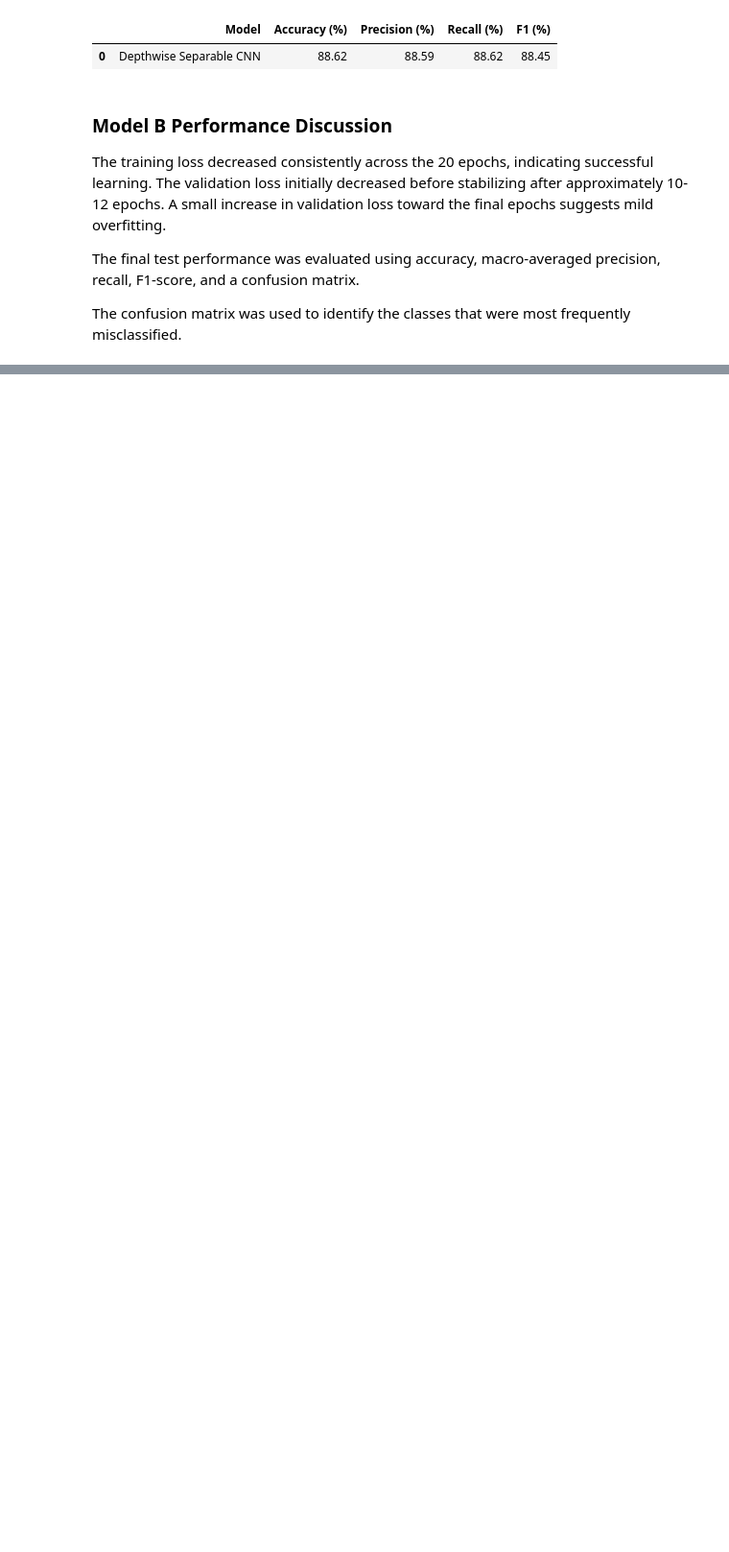
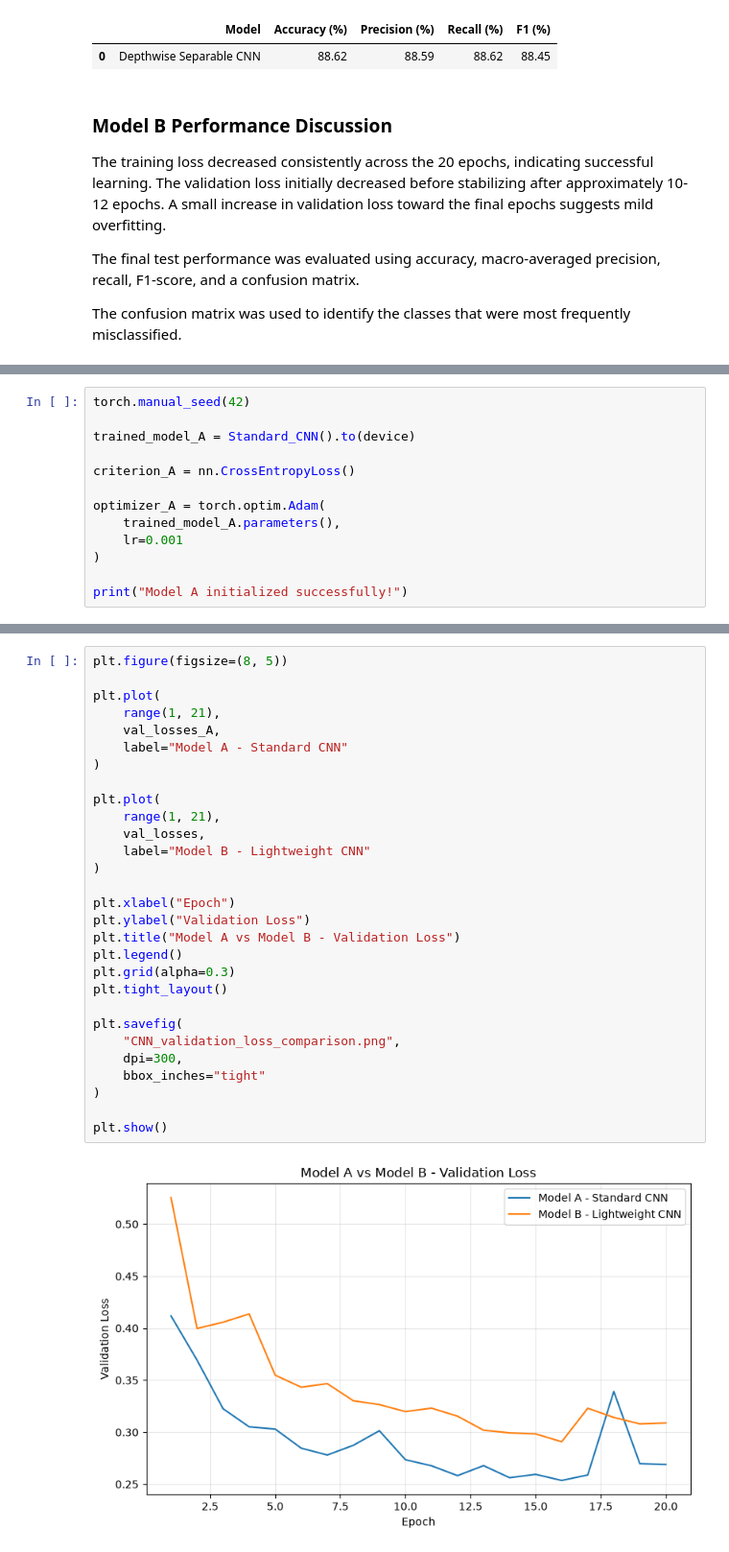
Before and after one commit to chabi1773/EN3150_Assignment_03_Team-FrameX, a Jupyter notebook: CNN_Model_Comparison.ipynb, the cells around one changed output, grey strips where cells are left out. Shown at 96% size. Cells and saved outputs as stored; diff of their text form; blank space fills up the shorter version.

Commit message:
Add Standard CNN evaluation and model comparison

```diff
--- a/CNN_Model_Comparison.ipynb
+++ b/CNN_Model_Comparison.ipynb
@@ -615,0 +625,13 @@ were most frequently misclassified.
+# %%
+torch.manual_seed(42)
+
+trained_model_A = Standard_CNN().to(device)
+
+criterion_A = nn.CrossEntropyLoss()
+
+optimizer_A = torch.optim.Adam(
+    trained_model_A.parameters(),
+    lr=0.001
+)
+
+print("Model A initialized successfully!")
@@ -615,0 +835,31 @@ were most frequently misclassified.
+# %%
+plt.figure(figsize=(8, 5))
+
+plt.plot(
+    range(1, 21),
+    val_losses_A,
+    label="Model A - Standard CNN"
+)
+
+plt.plot(
+    range(1, 21),
+    val_losses,
+    label="Model B - Lightweight CNN"
+)
+
+plt.xlabel("Epoch")
+plt.ylabel("Validation Loss")
+plt.title("Model A vs Model B - Validation Loss")
+plt.legend()
+plt.grid(alpha=0.3)
+plt.tight_layout()
+
+plt.savefig(
+    "CNN_validation_loss_comparison.png",
+    dpi=300,
+    bbox_inches="tight"
+)
+
+plt.show()
+# %% [output]
+[figure, added]
```
Also changed, not shown: parts of 7 cells of this notebook, 2 other files.
